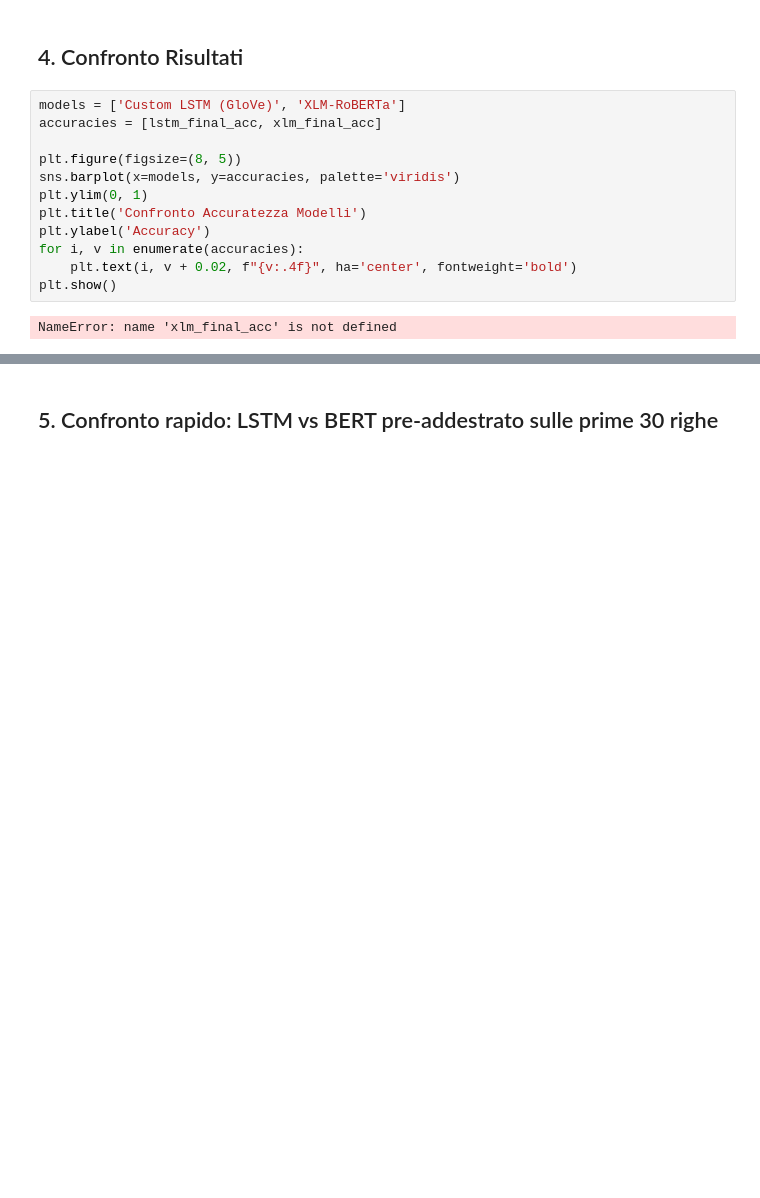
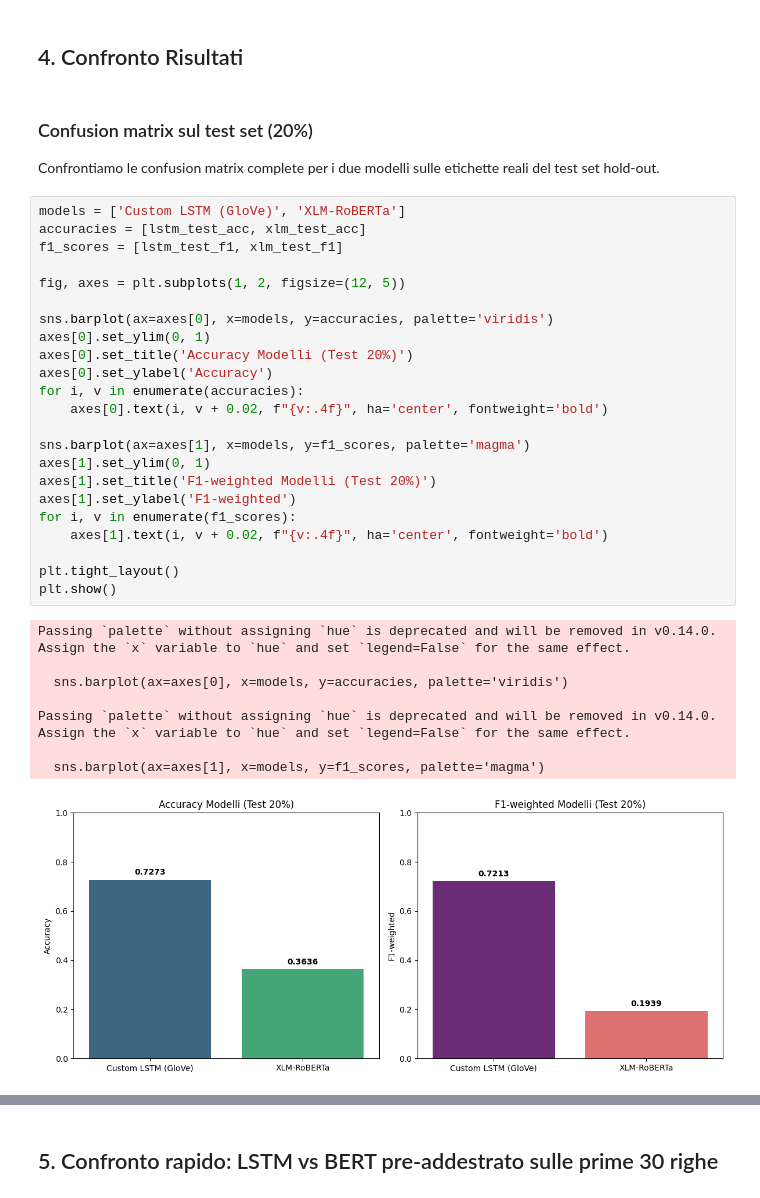
Before and after one commit to DataScience-Golddiggers/Faboulous-Interpretr, a Jupyter notebook: notebooks/sentiment_comparison.ipynb, the cells around one changed output, grey strips where cells are left out. Cells and saved outputs as stored; diff of their text form; blank space fills up the shorter version.

```diff
--- a/notebooks/sentiment_comparison.ipynb
+++ b/notebooks/sentiment_comparison.ipynb
@@ -285,16 +395,37 @@ print(f"XLM-RoBERTa Final Accuracy: {xlm_final_acc:.4f}")
 # %% [markdown]
 ## 4. Confronto Risultati
+# %% [markdown]
+### Confusion matrix sul test set (20%)
+Confrontiamo le confusion matrix complete per i due modelli sulle etichette reali del test set hold-out.
 # %%
 models = ['Custom LSTM (GloVe)', 'XLM-RoBERTa']
-accuracies = [lstm_final_acc, xlm_final_acc]
+accuracies = [lstm_test_acc, xlm_test_acc]
+f1_scores = [lstm_test_f1, xlm_test_f1]
 
-plt.figure(figsize=(8, 5))
-sns.barplot(x=models, y=accuracies, palette='viridis')
-plt.ylim(0, 1)
-plt.title('Confronto Accuratezza Modelli')
-plt.ylabel('Accuracy')
+fig, axes = plt.subplots(1, 2, figsize=(12, 5))
+
+sns.barplot(ax=axes[0], x=models, y=accuracies, palette='viridis')
+axes[0].set_ylim(0, 1)
+axes[0].set_title('Accuracy Modelli (Test 20%)')
+axes[0].set_ylabel('Accuracy')
 for i, v in enumerate(accuracies):
-    plt.text(i, v + 0.02, f"{v:.4f}", ha='center', fontweight='bold')
+    axes[0].text(i, v + 0.02, f"{v:.4f}", ha='center', fontweight='bold')
+
+sns.barplot(ax=axes[1], x=models, y=f1_scores, palette='magma')
+axes[1].set_ylim(0, 1)
+axes[1].set_title('F1-weighted Modelli (Test 20%)')
+axes[1].set_ylabel('F1-weighted')
+for i, v in enumerate(f1_scores):
+    axes[1].text(i, v + 0.02, f"{v:.4f}", ha='center', fontweight='bold')
+
+plt.tight_layout()
 plt.show()
 # %% [output]
-NameError: name 'xlm_final_acc' is not defined
+Passing `palette` without assigning `hue` is deprecated and will be removed in v0.14.0. Assign the `x` variable to `hue` and set `legend=False` for the same effect.
+
+  sns.barplot(ax=axes[0], x=models, y=accuracies, palette='viridis')
+
+Passing `palette` without assigning `hue` is deprecated and will be removed in v0.14.0. Assign the `x` variable to `hue` and set `legend=False` for the same effect.
+
+  sns.barplot(ax=axes[1], x=models, y=f1_scores, palette='magma')
+[figure, added]
```
Also changed, not shown: parts of 10 cells of this notebook.
